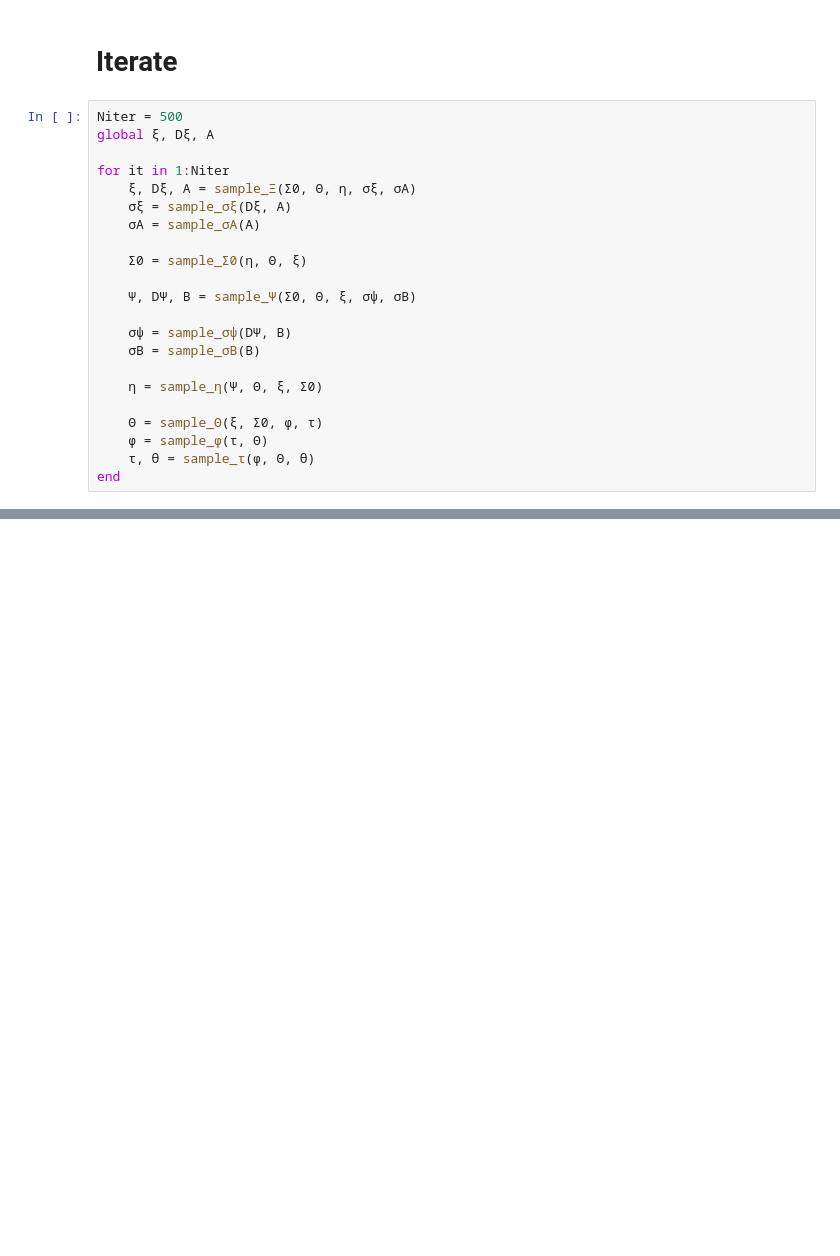
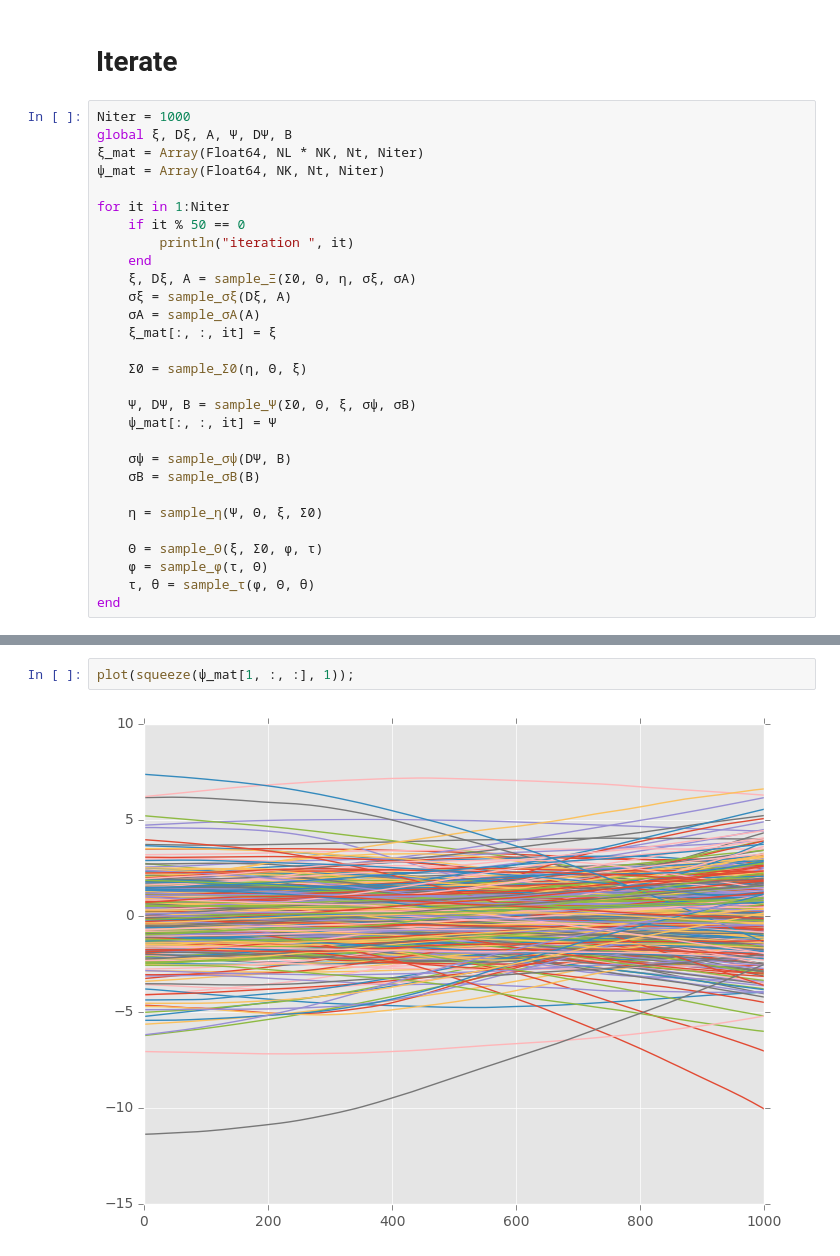
Before and after one commit to jmxpearson/laf, a Jupyter notebook: julia_labcr_integration_test.ipynb, the cells around one changed output, grey strips where cells are left out. Cells and saved outputs as stored; diff of their text form; blank space fills up the shorter version.

```diff
--- a/julia_labcr_integration_test.ipynb
+++ b/julia_labcr_integration_test.ipynb
@@ -316,17 +344,24 @@ sample_τ (generic function with 1 method)
 # %% [markdown]
 # Iterate
 # %%
-Niter = 500
-global ξ, Dξ, A
+Niter = 1000
+global ξ, Dξ, A, Ψ, DΨ, B
+ξ_mat = Array(Float64, NL * NK, Nt, Niter)
+ψ_mat = Array(Float64, NK, Nt, Niter)
 
 for it in 1:Niter
+    if it % 50 == 0
+        println("iteration ", it)
+    end
     ξ, Dξ, A = sample_Ξ(Σ0, Θ, η, σξ, σA)
     σξ = sample_σξ(Dξ, A)
     σA = sample_σA(A)
+    ξ_mat[:, :, it] = ξ
 
     Σ0 = sample_Σ0(η, Θ, ξ)
 
     Ψ, DΨ, B = sample_Ψ(Σ0, Θ, ξ, σψ, σB)
+    ψ_mat[:, :, it] = Ψ
 
     σψ = sample_σψ(DΨ, B)
     σB = sample_σB(B)
@@ -369,0 +421,4 @@ plot((y - yhat)')
+# %%
+plot(squeeze(ψ_mat[1, :, :], 1));
+# %% [output]
+[figure, added]
```
Also changed, not shown: parts of 28 cells of this notebook, 1 other file.
